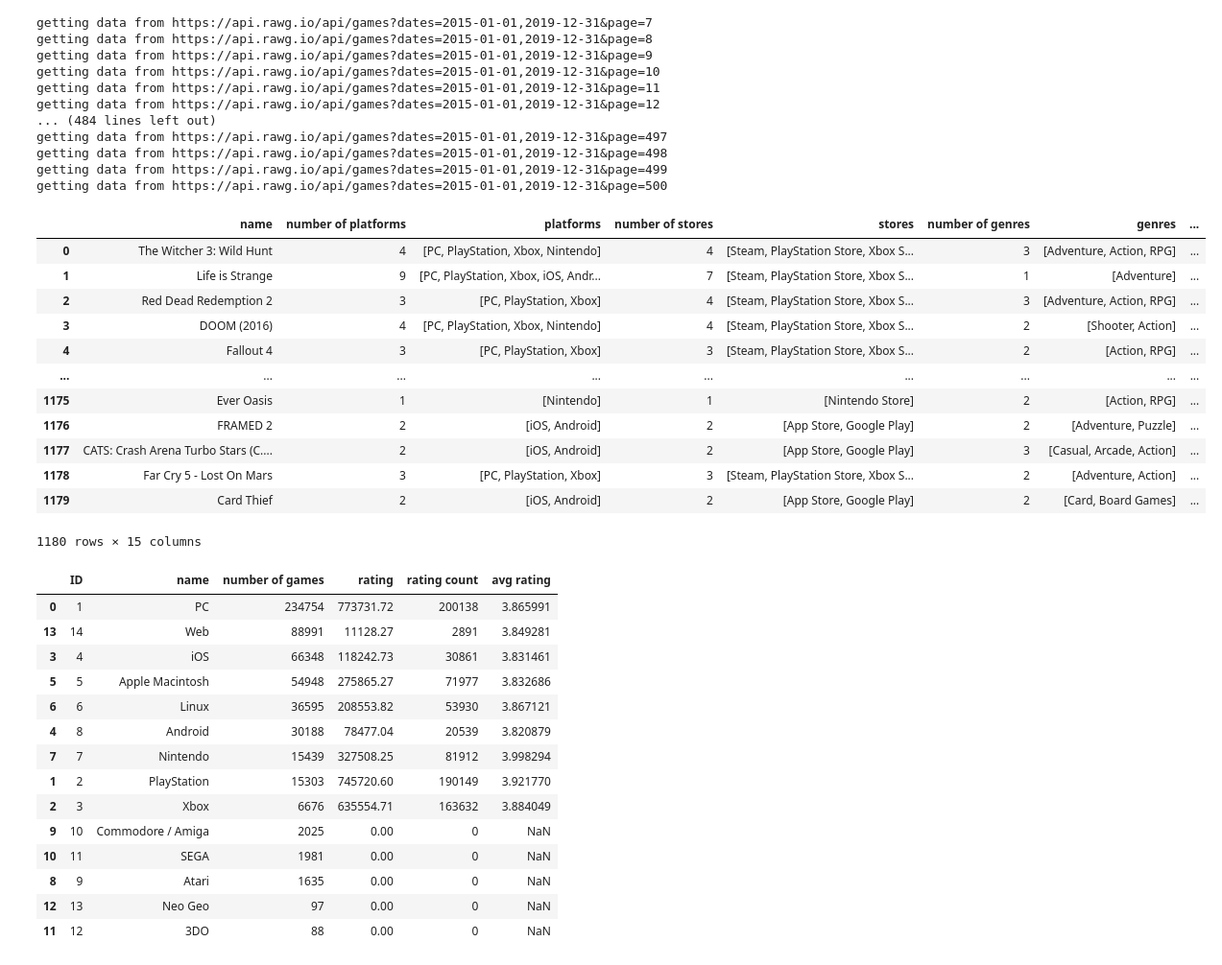
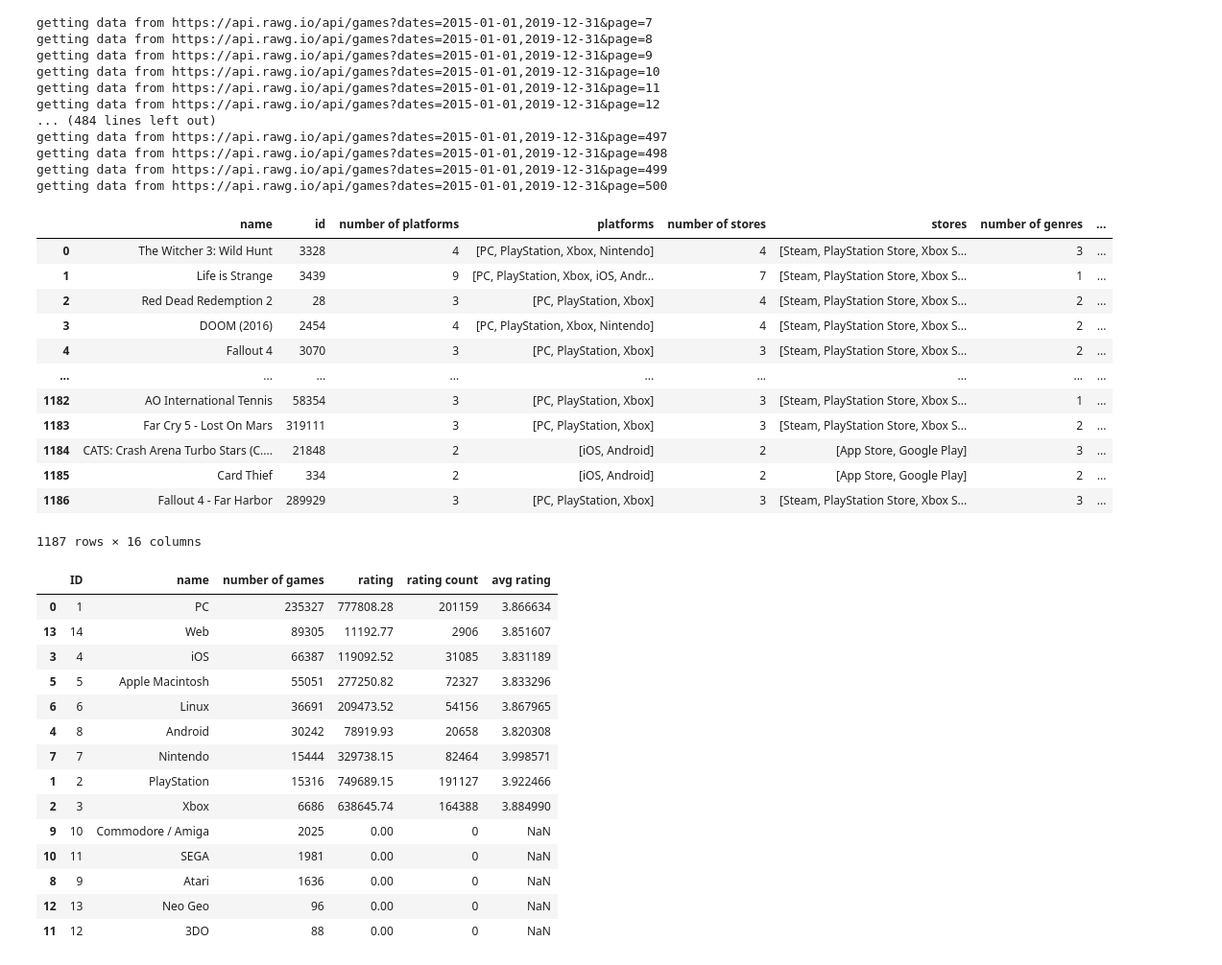
Before and after one commit to Rishi0406/project_1, a Jupyter notebook: getdata.ipynb, the cells around one changed output. Shown at 96% size. Cells and saved outputs as stored; diff of their text form; code cells hidden in the pictures.

```diff
--- a/getdata.ipynb
+++ b/getdata.ipynb
@@ -102,6 +102,7 @@ Text(0.5, 0, 'Number of games')
 # API call for all games released between 2015-2019
 
 game_name=[]
+game_id=[]
 game_platform_num=[]
 game_platform=[]
 game_store_num=[]
@@ -134,6 +135,8 @@ while count:
                 (games["results"][i]["metacritic"]>0):
                     # game name
                     game_name.append(games["results"][i]["name"])
+                    #game id
+                    game_id.append(games["results"][i]["id"])
                     # game platform
                     game_platform_num.append(len(games["results"][i]["platforms"]))
                     game_platform_temp=[]
@@ -191,41 +194,42 @@ getting data from https://api.rawg.io/api/games?dates=2015-01-01,2019-12-31&page
 # %%
 # create a giant dataframe of all games released between 2015-2019
 game_df = pd.DataFrame(
     {
         "name" : game_name,
+        "id" : game_id,
         "number of platforms" : game_platform_num,
         "platforms" : game_platform,
         "number of stores" : game_store_num,
         "stores" : game_store,
         "number of genres" : game_genre_num,
         "genres" : game_genre,
         "tags" : game_tag,
         "release date" : game_releasedate,
         "rating" : game_rating,
         "max rating" : game_rating_top,
         "rating count" : game_rating_count,
         "metacritic score" : game_metacritic,
         "added" : added_count
           }
 )
 
 # get release month from release date
 game_df["month"] = pd.DatetimeIndex(game_df["release date"]).month
 
 game_df.to_csv("csvfiles/game.csv")
 
 game_df
 # %% [output]
-|  | name | number of platforms | platforms | number of stores | stores | number of genres | genres | ... |
-| 0 | The Witcher 3: Wild Hunt | 4 | [PC, PlayStation, Xbox, Nintendo] | 4 | [Steam, PlayStation Store, Xbox S... | 3 | [Adventure, Action, RPG] | ... |
-| 1 | Life is Strange | 9 | [PC, PlayStation, Xbox, iOS, Andr... | 7 | [Steam, PlayStation Store, Xbox S... | 1 | [Adventure] | ... |
-| 2 | Red Dead Redemption 2 | 3 | [PC, PlayStation, Xbox] | 4 | [Steam, PlayStation Store, Xbox S... | 3 | [Adventure, Action, RPG] | ... |
-| 3 | DOOM (2016) | 4 | [PC, PlayStation, Xbox, Nintendo] | 4 | [Steam, PlayStation Store, Xbox S... | 2 | [Shooter, Action] | ... |
-| 4 | Fallout 4 | 3 | [PC, PlayStation, Xbox] | 3 | [Steam, PlayStation Store, Xbox S... | 2 | [Action, RPG] | ... |
+|  | name | id | number of platforms | platforms | number of stores | stores | number of genres | ... |
+| 0 | The Witcher 3: Wild Hunt | 3328 | 4 | [PC, PlayStation, Xbox, Nintendo] | 4 | [Steam, PlayStation Store, Xbox S... | 3 | ... |
+| 1 | Life is Strange | 3439 | 9 | [PC, PlayStation, Xbox, iOS, Andr... | 7 | [Steam, PlayStation Store, Xbox S... | 1 | ... |
+| 2 | Red Dead Redemption 2 | 28 | 3 | [PC, PlayStation, Xbox] | 4 | [Steam, PlayStation Store, Xbox S... | 2 | ... |
+| 3 | DOOM (2016) | 2454 | 4 | [PC, PlayStation, Xbox, Nintendo] | 4 | [Steam, PlayStation Store, Xbox S... | 2 | ... |
+| 4 | Fallout 4 | 3070 | 3 | [PC, PlayStation, Xbox] | 3 | [Steam, PlayStation Store, Xbox S... | 2 | ... |
 | ... | ... | ... | ... | ... | ... | ... | ... | ... |
-| 1175 | Ever Oasis | 1 | [Nintendo] | 1 | [Nintendo Store] | 2 | [Action, RPG] | ... |
-| 1176 | FRAMED 2 | 2 | [iOS, Android] | 2 | [App Store, Google Play] | 2 | [Adventure, Puzzle] | ... |
-| 1177 | CATS: Crash Arena Turbo Stars (C.... | 2 | [iOS, Android] | 2 | [App Store, Google Play] | 3 | [Casual, Arcade, Action] | ... |
-| 1178 | Far Cry 5 - Lost On Mars | 3 | [PC, PlayStation, Xbox] | 3 | [Steam, PlayStation Store, Xbox S... | 2 | [Adventure, Action] | ... |
-| 1179 | Card Thief | 2 | [iOS, Android] | 2 | [App Store, Google Play] | 2 | [Card, Board Games] | ... |
+| 1182 | AO International Tennis | 58354 | 3 | [PC, PlayStation, Xbox] | 3 | [Steam, PlayStation Store, Xbox S... | 1 | ... |
+| 1183 | Far Cry 5 - Lost On Mars | 319111 | 3 | [PC, PlayStation, Xbox] | 3 | [Steam, PlayStation Store, Xbox S... | 2 | ... |
+| 1184 | CATS: Crash Arena Turbo Stars (C.... | 21848 | 2 | [iOS, Android] | 2 | [App Store, Google Play] | 3 | ... |
+| 1185 | Card Thief | 334 | 2 | [iOS, Android] | 2 | [App Store, Google Play] | 2 | ... |
+| 1186 | Fallout 4 - Far Harbor | 289929 | 3 | [PC, PlayStation, Xbox] | 3 | [Steam, PlayStation Store, Xbox S... | 3 | ... |
-1180 rows × 15 columns
+1187 rows × 16 columns
@@ -258,19 +254,19 @@ platform_df.to_csv("csvfiles/game_platform.csv")
 platform_df
 # %% [output]
 |  | ID | name | number of games | rating | rating count | avg rating |
-| 0 | 1 | PC | 234754 | 773731.72 | 200138 | 3.865991 |
-| 13 | 14 | Web | 88991 | 11128.27 | 2891 | 3.849281 |
-| 3 | 4 | iOS | 66348 | 118242.73 | 30861 | 3.831461 |
-| 5 | 5 | Apple Macintosh | 54948 | 275865.27 | 71977 | 3.832686 |
-| 6 | 6 | Linux | 36595 | 208553.82 | 53930 | 3.867121 |
-| 4 | 8 | Android | 30188 | 78477.04 | 20539 | 3.820879 |
-| 7 | 7 | Nintendo | 15439 | 327508.25 | 81912 | 3.998294 |
-| 1 | 2 | PlayStation | 15303 | 745720.60 | 190149 | 3.921770 |
-| 2 | 3 | Xbox | 6676 | 635554.71 | 163632 | 3.884049 |
+| 0 | 1 | PC | 235327 | 777808.28 | 201159 | 3.866634 |
+| 13 | 14 | Web | 89305 | 11192.77 | 2906 | 3.851607 |
+| 3 | 4 | iOS | 66387 | 119092.52 | 31085 | 3.831189 |
+| 5 | 5 | Apple Macintosh | 55051 | 277250.82 | 72327 | 3.833296 |
+| 6 | 6 | Linux | 36691 | 209473.52 | 54156 | 3.867965 |
+| 4 | 8 | Android | 30242 | 78919.93 | 20658 | 3.820308 |
+| 7 | 7 | Nintendo | 15444 | 329738.15 | 82464 | 3.998571 |
+| 1 | 2 | PlayStation | 15316 | 749689.15 | 191127 | 3.922466 |
+| 2 | 3 | Xbox | 6686 | 638645.74 | 164388 | 3.884990 |
 | 9 | 10 | Commodore / Amiga | 2025 | 0.00 | 0 | NaN |
 | 10 | 11 | SEGA | 1981 | 0.00 | 0 | NaN |
-| 8 | 9 | Atari | 1635 | 0.00 | 0 | NaN |
-| 12 | 13 | Neo Geo | 97 | 0.00 | 0 | NaN |
+| 8 | 9 | Atari | 1636 | 0.00 | 0 | NaN |
+| 12 | 13 | Neo Geo | 96 | 0.00 | 0 | NaN |
 | 11 | 12 | 3DO | 88 | 0.00 | 0 | NaN |
 # %%
 # get game rating by game store
```
Also changed, not shown: parts of 8 cells of this notebook, 9 other files.
